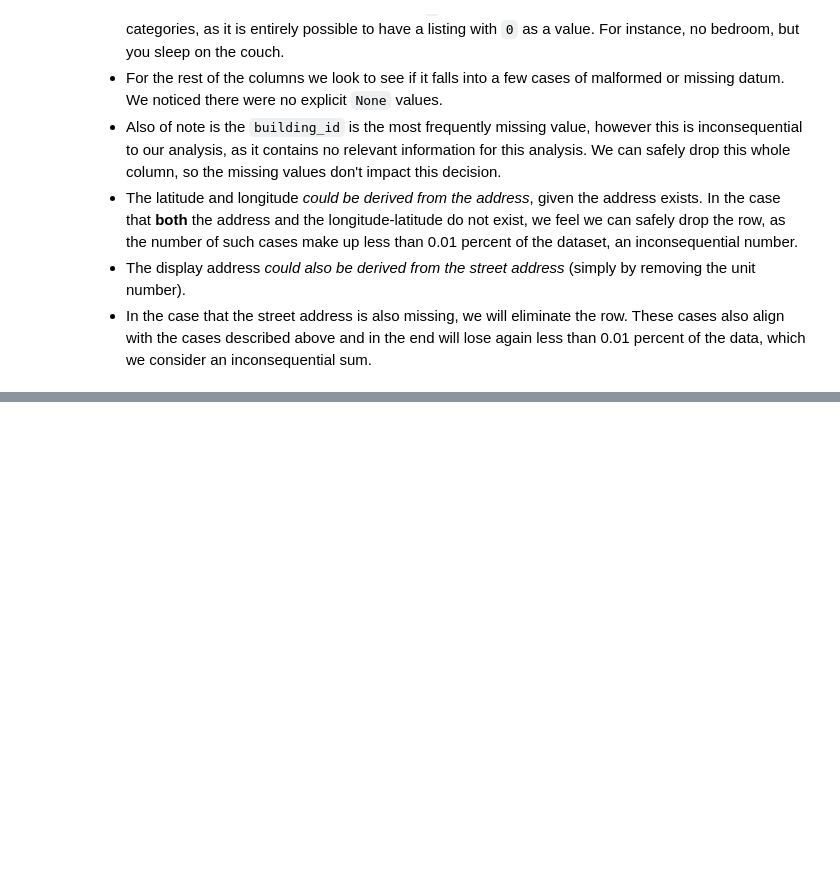
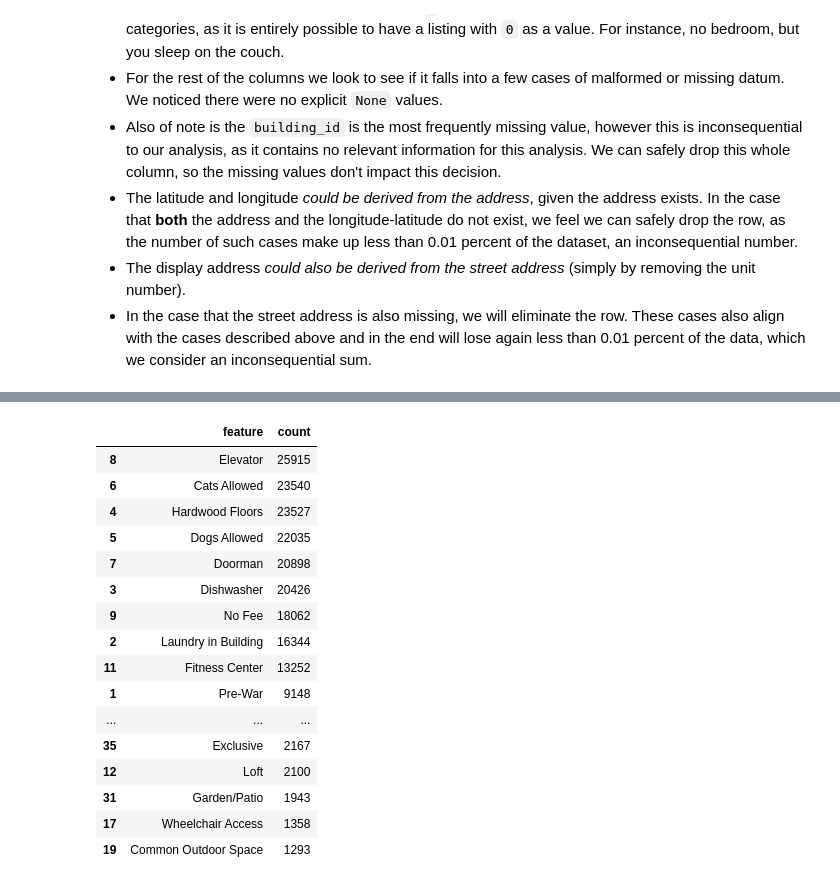
Before and after one commit to SinaKhalili/kaggle-data-analysis, a Jupyter notebook: exploratory-data-analysis.ipynb, the cells around one changed output, grey strips where cells are left out. Drawn from its saved outputs; the diff is of its cells as text; code cells hidden in the pictures; blank space fills up the shorter version.

```diff
--- a/exploratory-data-analysis.ipynb
+++ b/exploratory-data-analysis.ipynb
@@ -346,0 +511,31 @@ missingValues
+# %%
+from collections import Counter
+feats = Counter()
+
+for row in df['features']:
+    for f in row:
+        feats[f] += 1
+
+df_c = pd.DataFrame.from_dict(feats, orient='index').reset_index()
+df_c = df_c.rename(columns={"index": "feature", 0: "count"})
+
+df_c["count"].nlargest(10)
+df_c.sort_values(by=['count'], ascending=False).head(25)
+# %% [output]
+|  | feature | count |
+| 8 | Elevator | 25915 |
+| 6 | Cats Allowed | 23540 |
+| 4 | Hardwood Floors | 23527 |
+| 5 | Dogs Allowed | 22035 |
+| 7 | Doorman | 20898 |
+| 3 | Dishwasher | 20426 |
+| 9 | No Fee | 18062 |
+| 2 | Laundry in Building | 16344 |
+| 11 | Fitness Center | 13252 |
+| 1 | Pre-War | 9148 |
+| ... | ... | ... |
+| 35 | Exclusive | 2167 |
+| 12 | Loft | 2100 |
+| 31 | Garden/Patio | 1943 |
+| 17 | Wheelchair Access | 1358 |
+| 19 | Common Outdoor Space | 1293 |
```
Also changed, not shown: parts of 15 cells of this notebook.
